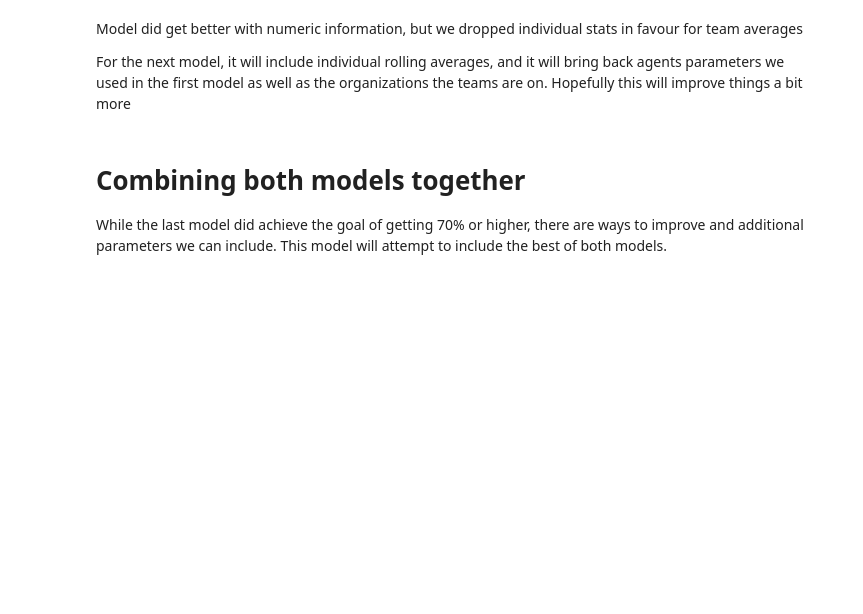
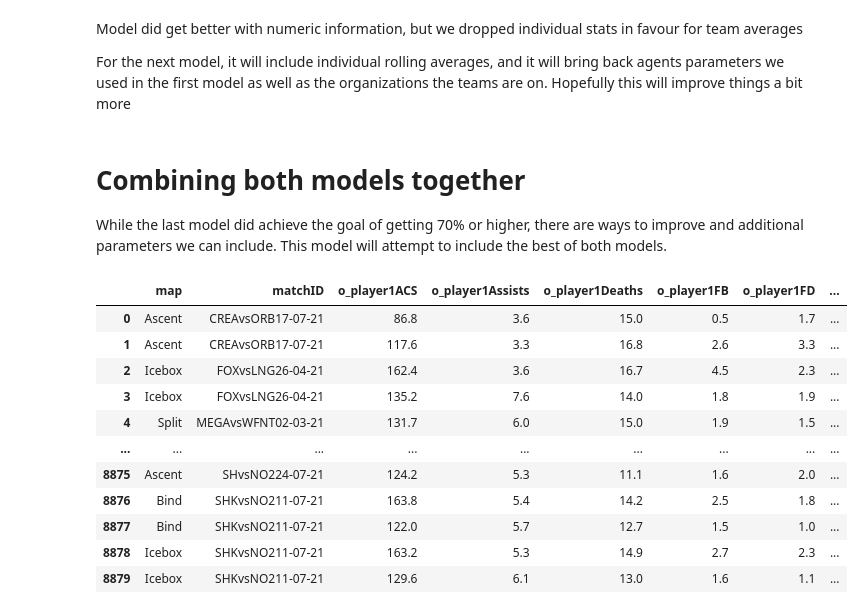
Before and after one commit to timothyliutl/ValorantData, a Jupyter notebook: valorantstats.ipynb, the cells around one changed output. Saved outputs shown, nothing was run; the diff lists cells and outputs as text; code cells hidden in the pictures; blank space fills up the shorter version.

Commit message:
made another model

```diff
--- a/valorantstats.ipynb
+++ b/valorantstats.ipynb
@@ -137,3 +153,93 @@ For the next model, it will include individual rolling averages, and it will bri
 # %% [markdown]
 # Combining both models together
 While the last model did achieve the goal of getting 70% or higher, there are ways to improve and additional parameters we can include. This model will attempt to include the best of both models.
+# %%
+#code here is super inefficient but couldn't find a better option at the time
+modelData = pd.read_csv('movingAverage.csv').drop('Unnamed: 0', 1).dropna()
+matches = modelData['matchID'].unique()
+newDf = pd.DataFrame()
+for match in matches:
+    mapNames = modelData[modelData['matchID']==match]['map'].unique()
+    for mapName in mapNames:
+        teams = modelData[(modelData['matchID']==match)&(modelData['map']==mapName)]['playerTeam'].unique()
+        if len(teams)!=2:
+            continue
+        matchData = modelData[(modelData['matchID']==match)&(modelData['map']==mapName)]
+        team1 = matchData[matchData['playerTeam']==teams[0]]
+        team2 = matchData[matchData['playerTeam']==teams[1]]
+        if len(team1)!=5 or len(team2)!=5:
+            continue
+        dfdict ={}
+        for i in range(5):
+            tempdict = {
+                'player'+str(i+1)+'Kills': team1.iloc[i]['playerKills'],
+                'player'+str(i+1)+'Deaths': team1.iloc[i]['playerDeaths'],
+                'player'+str(i+1)+'Assists': team1.iloc[i]['playerAssists'],
+                'player'+str(i+1)+'ACS': team1.iloc[i]['playerADR'],
+                'player'+str(i+1)+'HS': team1.iloc[i]['playerHS'],
+                'player'+str(i+1)+'FB': team1.iloc[i]['playerFirstBlood'],
+                'player'+str(i+1)+'FD': team1.iloc[i]['playerFirstDeath'],
+                'player'+str(i+1)+'name': team1.iloc[i]['playerName'],
+                'player'+str(i+1)+'agent': team1.iloc[i]['playerAgent'],
+                'o_player'+str(i+1)+'Kills': team2.iloc[i]['playerKills'],
+                'o_player'+str(i+1)+'Deaths': team2.iloc[i]['playerDeaths'],
+                'o_player'+str(i+1)+'Assists': team2.iloc[i]['playerAssists'],
+                'o_player'+str(i+1)+'ACS': team2.iloc[i]['playerADR'],
+                'o_player'+str(i+1)+'HS': team2.iloc[i]['playerHS'],
+                'o_player'+str(i+1)+'FB': team2.iloc[i]['playerFirstBlood'],
+                'o_player'+str(i+1)+'FD': team2.iloc[i]['playerFirstDeath'],
+                'o_player'+str(i+1)+'name': team2.iloc[i]['playerName'],
+                'o_player'+str(i+1)+'agent': team2.iloc[i]['playerAgent'],
+                'map':team1.iloc[0]['map'],
+                'result':team1.iloc[0]['result']
+            }
+            dfdict['matchID'] = team2.iloc[0]['matchID']
+            dfdict['teamName'] = team1.iloc[0]['playerTeam']
+            dfdict['o_teamName'] = team2.iloc[0]['playerTeam']
+            dfdict = dfdict|tempdict
+        newDf = newDf.append(dfdict, ignore_index=True)
+        dfdict = {}
+        for i in range(5):
+            tempdict = {
+                'player'+str(i+1)+'Kills': team2.iloc[i]['playerKills'],
+                'player'+str(i+1)+'Deaths': team2.iloc[i]['playerDeaths'],
+                'player'+str(i+1)+'Assists': team2.iloc[i]['playerAssists'],
+                'player'+str(i+1)+'ACS': team2.iloc[i]['playerADR'],
+                'player'+str(i+1)+'HS': team2.iloc[i]['playerHS'],
+                'player'+str(i+1)+'FB': team2.iloc[i]['playerFirstBlood'],
+                'player'+str(i+1)+'FD': team2.iloc[i]['playerFirstDeath'],
+                'player'+str(i+1)+'agent': team2.iloc[i]['playerAgent'],
+                #'player'+str(i+1)+'name': team2.iloc[i]['playerName'],
+                'o_player'+str(i+1)+'Kills': team1.iloc[i]['playerKills'],
+                'o_player'+str(i+1)+'Deaths': team1.iloc[i]['playerDeaths'],
+                'o_player'+str(i+1)+'Assists': team1.iloc[i]['playerAssists'],
+                'o_player'+str(i+1)+'ACS': team1.iloc[i]['playerADR'],
+                'o_player'+str(i+1)+'HS': team1.iloc[i]['playerHS'],
+                'o_player'+str(i+1)+'FB': team1.iloc[i]['playerFirstBlood'],
+                'o_player'+str(i+1)+'FD': team1.iloc[i]['playerFirstDeath'],
+                'o_player'+str(i+1)+'agent': team1.iloc[i]['playerAgent'],
+                #'o_player'+str(i+1)+'name': team1.iloc[i]['playerName'],
+                'map':team1.iloc[0]['map'],
+                'result':team2.iloc[0]['result'],
+
+            }
+            dfdict['matchID'] = team2.iloc[0]['matchID']
+            dfdict['teamName'] = team2.iloc[0]['playerTeam']
+            dfdict['o_teamName'] = team1.iloc[0]['playerTeam']
+
+            dfdict = dfdict|tempdict
+        newDf = newDf.append(dfdict, ignore_index=True)
+newDf
+# %% [output]
+|  | map | matchID | o_player1ACS | o_player1Assists | o_player1Deaths | o_player1FB | o_player1FD | ... |
+| 0 | Ascent | CREAvsORB17-07-21 | 86.8 | 3.6 | 15.0 | 0.5 | 1.7 | ... |
+| 1 | Ascent | CREAvsORB17-07-21 | 117.6 | 3.3 | 16.8 | 2.6 | 3.3 | ... |
+| 2 | Icebox | FOXvsLNG26-04-21 | 162.4 | 3.6 | 16.7 | 4.5 | 2.3 | ... |
+| 3 | Icebox | FOXvsLNG26-04-21 | 135.2 | 7.6 | 14.0 | 1.8 | 1.9 | ... |
+| 4 | Split | MEGAvsWFNT02-03-21 | 131.7 | 6.0 | 15.0 | 1.9 | 1.5 | ... |
+| ... | ... | ... | ... | ... | ... | ... | ... | ... |
+| 8875 | Ascent | SHvsNO224-07-21 | 124.2 | 5.3 | 11.1 | 1.6 | 2.0 | ... |
+| 8876 | Bind | SHKvsNO211-07-21 | 163.8 | 5.4 | 14.2 | 2.5 | 1.8 | ... |
+| 8877 | Bind | SHKvsNO211-07-21 | 122.0 | 5.7 | 12.7 | 1.5 | 1.0 | ... |
+| 8878 | Icebox | SHKvsNO211-07-21 | 163.2 | 5.3 | 14.9 | 2.7 | 2.3 | ... |
+| 8879 | Icebox | SHKvsNO211-07-21 | 129.6 | 6.1 | 13.0 | 1.6 | 1.1 | ... |
```
Also changed, not shown: parts of 5 cells of this notebook, 5 other files.
